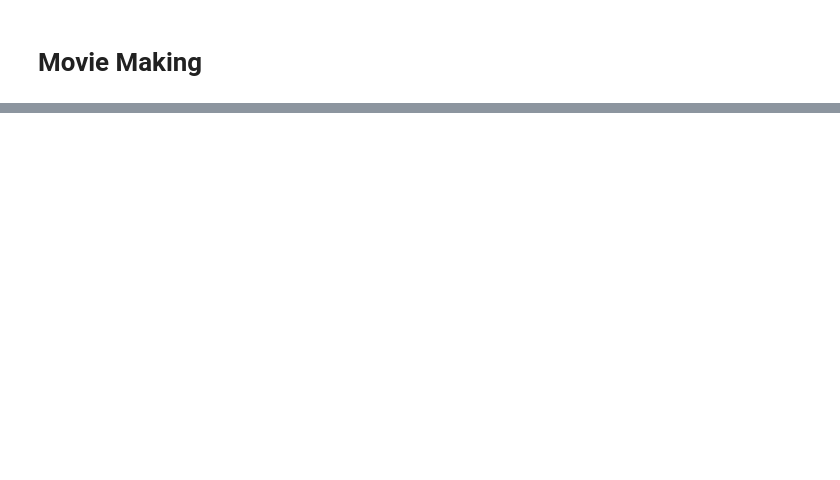
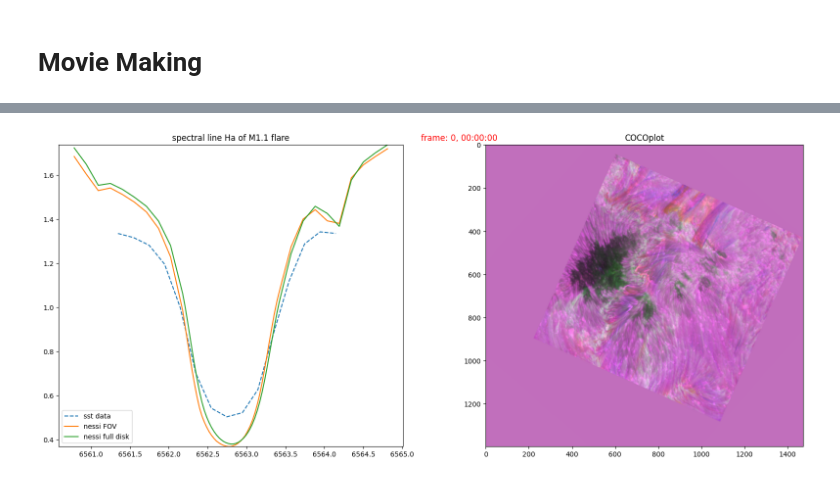
Before and after one commit to demichieldewilde/solar-flares, a Jupyter notebook: data/2014-09-06/saas_Ha14a.ipynb, the cells around one changed output, grey strips where cells are left out. Saved outputs shown, nothing was run; the diff lists cells and outputs as text; code cells hidden in the pictures; blank space fills up the shorter version.

```diff
--- a/data/2014-09-06/saas_Ha14a.ipynb
+++ b/data/2014-09-06/saas_Ha14a.ipynb
@@ -644,0 +639,12 @@ frame: 0, 08:34:05.827440, total number of frames: 453
+# %%
+filename = f'E:/solar flares/data/animations/{name_of_flare.replace(".", "")}_{name_of_line}_animation.mp4'
+import matplotlib.animation as animation
+
+if os.path.isfile(filename):
+    print(f"The filename {filename} already exist")
+
+
+#params
+frame = 0
+fps = 6
+nSeconds = 5
@@ -644,0 +705,65 @@ frame: 0, 08:34:05.827440, total number of frames: 453
+# %%
+reload(un)
+
+def frame_visualization(sst_data, frame, theta):
+    fig, ax = plt.subplots(nrows=1,ncols=2,figsize=(20, 8), gridspec_kw={"width_ratios":[1,1]})
+
+    sst_data.ccp_frame(frame,Show=False)
+    a=sst_data.current_ccp
+
+    ax[0].set_title(f"spectral line {name_of_line} of {name_of_flare} flare")
+    sst_data.frame_integrated_spect(frame)
+    if 'CaK' in name_of_line:
+        line_sst, = ax[0].plot(sst_data._wavel[:-1]-theta[0], sst_data.av_spect[:-1], '--', label='sst data')
+    else:
+        line_sst, = ax[0].plot(sst_data._wavel-theta[0], sst_data.av_spect, '--', label='sst data')
+    ax[0].plot(wav , f_nessi_fov(theta)(wav), label='nessi FOV')
+    ax[0].plot(wav, f_nessi_saas(theta)(wav), label='nessi full disk')
+    ax[0].legend()
+
+    ax[0].set_ylim(limit)
+
+    im = ax[1].imshow(Image.fromarray(sst_data.current_ccp[::-1,:]))
+    ax[1].set_title("COCOplot")
+    text = ax[1].text(
+        -300,
+        -20,
+        f"frame: {frame}, {un.time_hulp(sst_data.TIME[frame])}",
+        fontsize=12,
+        color='red',
+    )
+    print(
+        f"frame: {frame}, {sst_data._time[frame]}, total number of frames: {sst_data._number_of_frames} "
+    )
+
+    plt.show()
+
+    return fig, line_sst,  im, text
+
+
+
+
+fig, line_sst, im, text, = frame_visualization(sst_data, frame, sst_data.theta_nessi_to_quiet_sun)
+
+# animation function.  This is called sequentially
+def animate(i):
+    # step of number of frames. How to step through the frames, at which rate.
+    frame = step * i
+
+    x = sst_data._wavel
+    y = sst_data.frame_integrated_spect(frame)
+    f_sst2 = interp1d(sst_data._wavel, y, kind='linear', fill_value="extrapolate")
+    line_sst.set_data(x, y)
+
+    print(frame, end=" ")
+
+
+    text.set_text(f"frame: {str(frame)}, {str(sst_data._time[frame])[2:10]}")
+    # text = ax[1].text(
+    #     -300, -20, f"frame: {str(frame)}, {str(sst_data._time[frame])[2:10]}", fontsize=12, color='red'
+    # )
+    sst_data.ccp_frame(frame,Show=False)
+    a = sst_data.current_ccp
+    im.set_array(Image.fromarray(a[::-1,:]))
+    return line_sst, [im], text
+# %% [output]
@@ -644,0 +771 @@ frame: 0, 08:34:05.827440, total number of frames: 453
+[figure, added]
```
Also changed, not shown: parts of 9 cells of this notebook, 4 other files.
